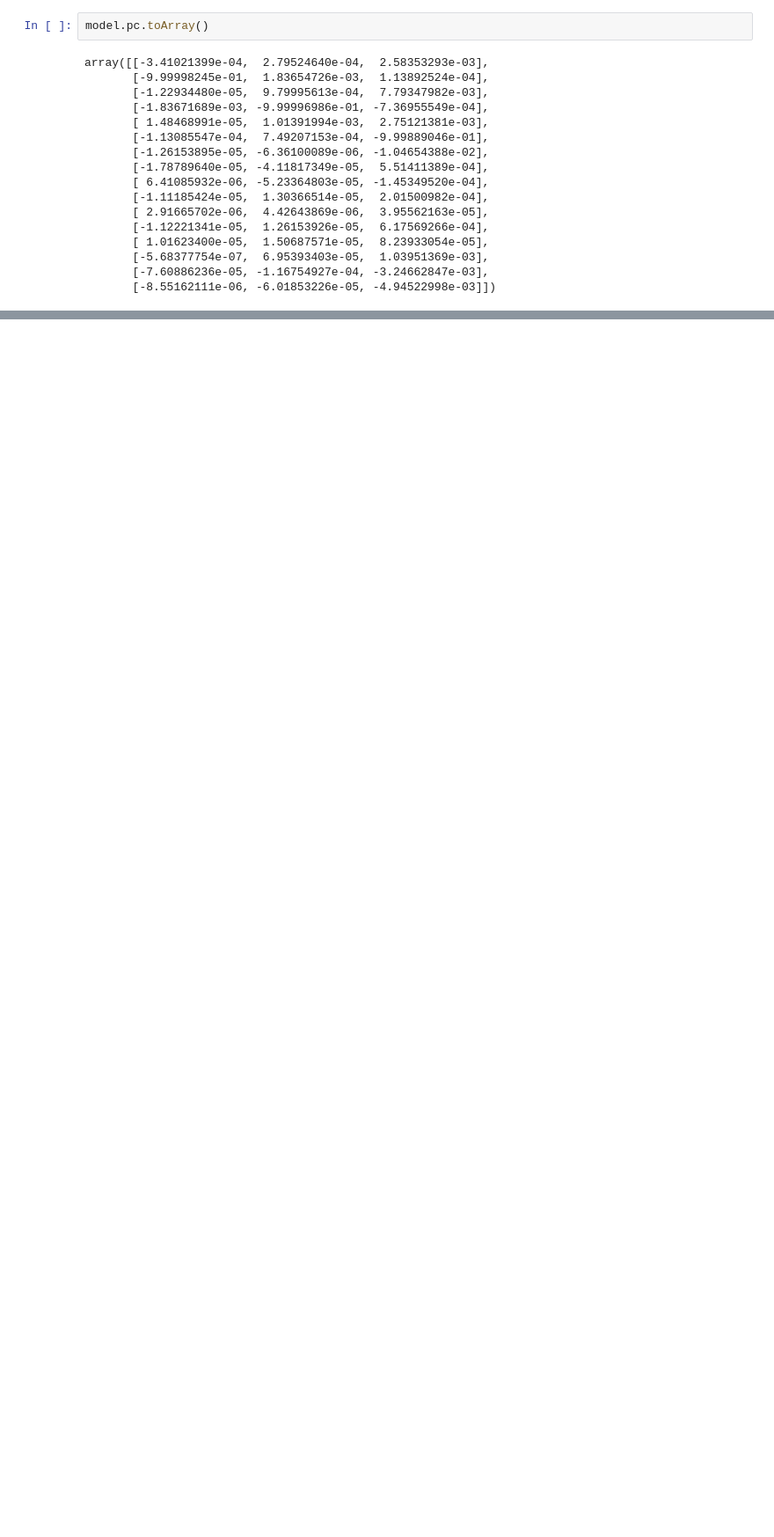
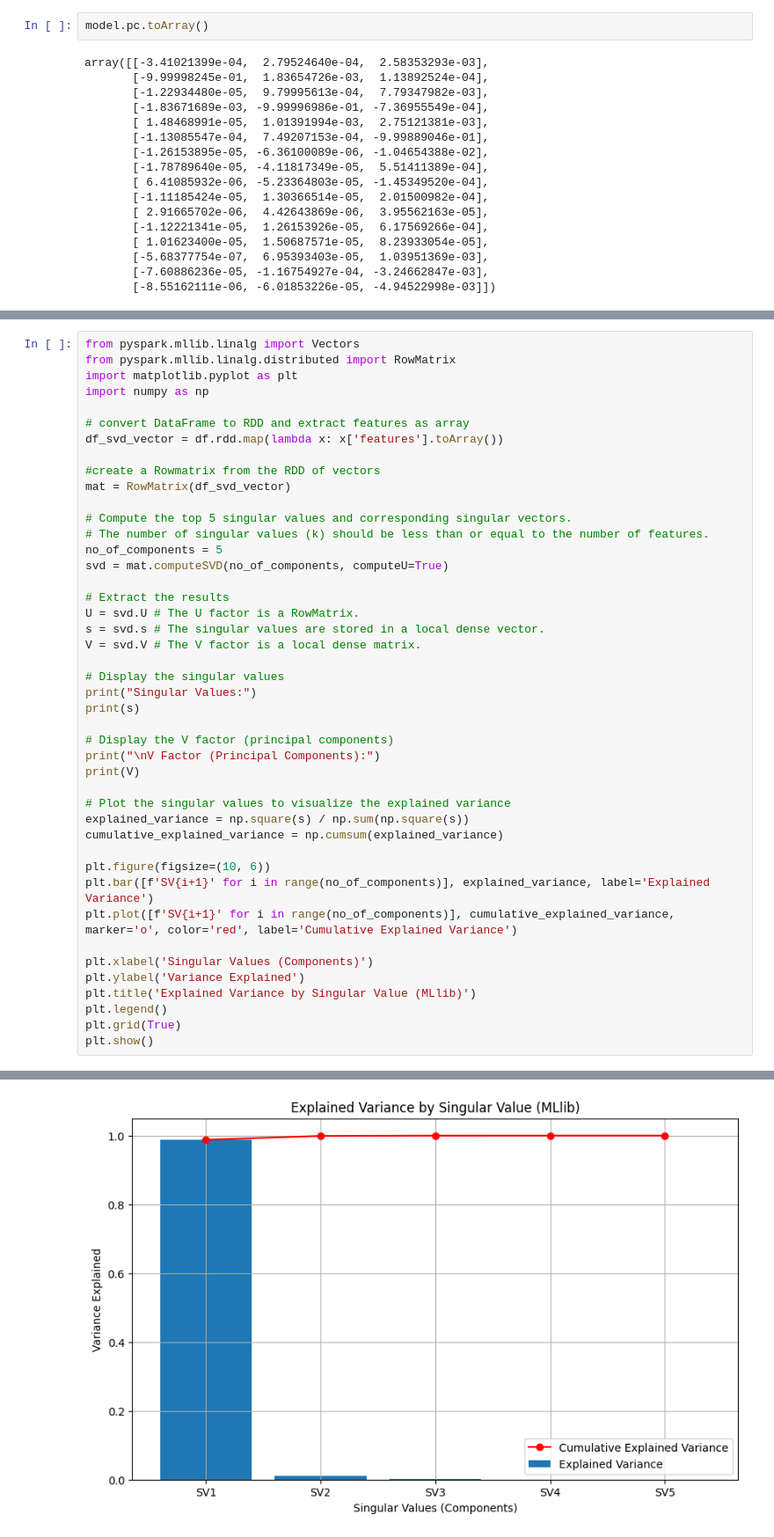
Before and after one commit to amien1410/colab-notebooks, a Jupyter notebook: Colab_Pyspark_Machine_Learning.ipynb, the cells around one changed output, grey strips where cells are left out. Shown: that part at 88% size. Drawn from its saved outputs; the diff is of its cells as text; blank space fills up the shorter version.

```diff
--- a/Colab_Pyspark_Machine_Learning.ipynb
+++ b/Colab_Pyspark_Machine_Learning.ipynb
@@ -550,0 +705,45 @@ array([[-3.41021399e-04,  2.79524640e-04,  2.58353293e-03],
+# %%
+from pyspark.mllib.linalg import Vectors
+from pyspark.mllib.linalg.distributed import RowMatrix
+import matplotlib.pyplot as plt
+import numpy as np
+
+# convert DataFrame to RDD and extract features as array
+df_svd_vector = df.rdd.map(lambda x: x['features'].toArray())
+
+#create a Rowmatrix from the RDD of vectors
+mat = RowMatrix(df_svd_vector)
+
+# Compute the top 5 singular values and corresponding singular vectors.
+# The number of singular values (k) should be less than or equal to the number of features.
+no_of_components = 5
+svd = mat.computeSVD(no_of_components, computeU=True)
+
+# Extract the results
+U = svd.U # The U factor is a RowMatrix.
+s = svd.s # The singular values are stored in a local dense vector.
+V = svd.V # The V factor is a local dense matrix.
+
+# Display the singular values
+print("Singular Values:")
+print(s)
+
+# Display the V factor (principal components)
+print("\nV Factor (Principal Components):")
+print(V)
+
+# Plot the singular values to visualize the explained variance
+explained_variance = np.square(s) / np.sum(np.square(s))
+cumulative_explained_variance = np.cumsum(explained_variance)
+
+plt.figure(figsize=(10, 6))
+plt.bar([f'SV{i+1}' for i in range(no_of_components)], explained_variance, label='Explained Variance')
+plt.plot([f'SV{i+1}' for i in range(no_of_components)], cumulative_explained_variance, marker='o', color='red', label='Cumulative Explained Variance')
+
+plt.xlabel('Singular Values (Components)')
+plt.ylabel('Variance Explained')
+plt.title('Explained Variance by Singular Value (MLlib)')
+plt.legend()
+plt.grid(True)
+plt.show()
+# %% [output]
@@ -550,0 +767 @@ array([[-3.41021399e-04,  2.79524640e-04,  2.58353293e-03],
+[figure, added]
```
Also changed, not shown: parts of 9 cells of this notebook.
